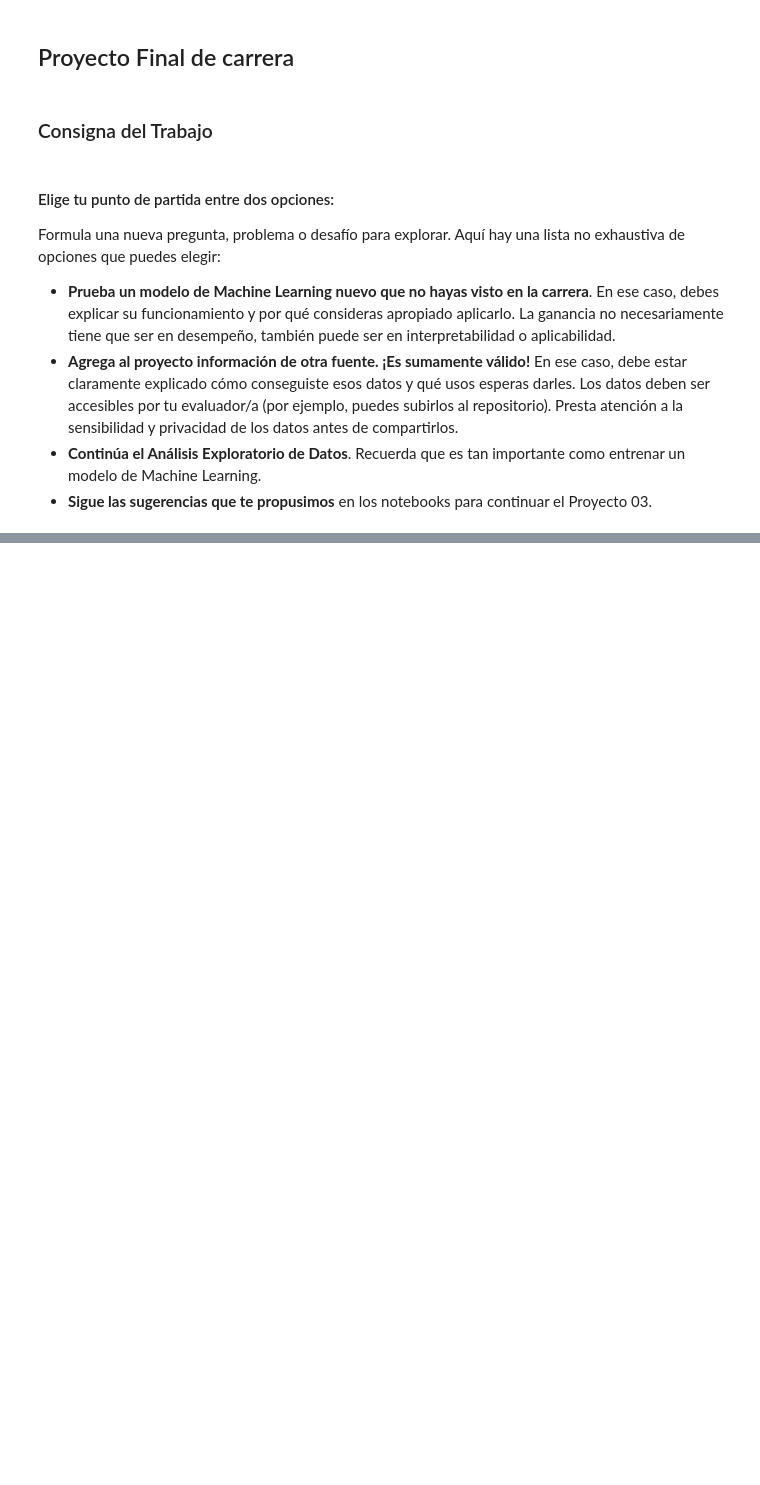
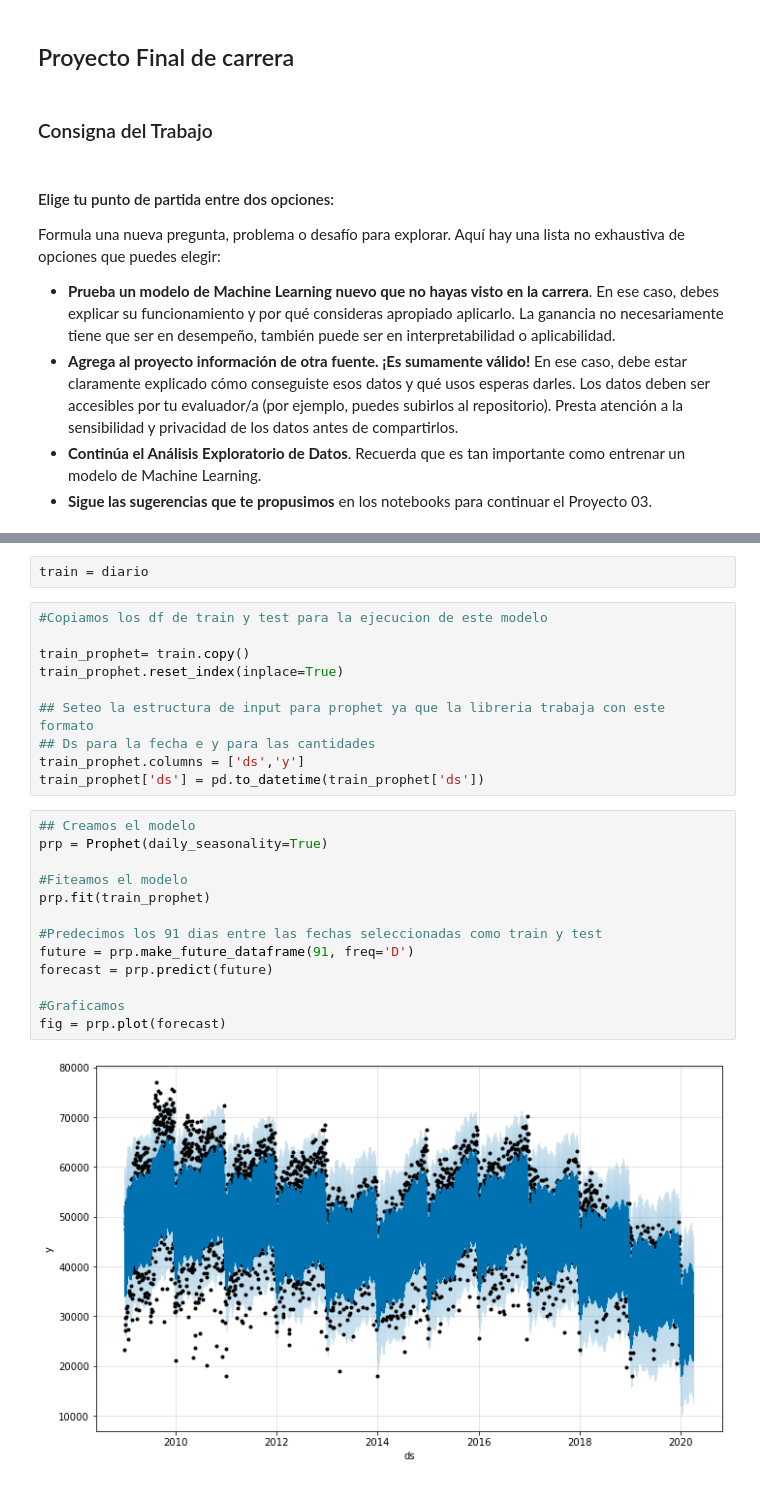
Before and after one commit to emmanuelbo119/ds_acamica_projects, a Jupyter notebook: Proyecto 04 - Informe final de Carrera/DS_Proyecto_04.ipynb, the cells around one changed output, grey strips where cells are left out. Drawn from its saved outputs; the diff is of its cells as text; blank space fills up the shorter version.

```diff
--- a/Proyecto 04 - Informe final de Carrera/DS_Proyecto_04.ipynb
+++ b/Proyecto 04 - Informe final de Carrera/DS_Proyecto_04.ipynb
@@ -31,0 +123,27 @@ Para el desarrollo del informe final de carrera, opte por tomar como punto de pa
+# %%
+train = diario
+# %%
+#Copiamos los df de train y test para la ejecucion de este modelo
+
+train_prophet= train.copy()
+train_prophet.reset_index(inplace=True)
+
+## Seteo la estructura de input para prophet ya que la libreria trabaja con este formato
+## Ds para la fecha e y para las cantidades
+train_prophet.columns = ['ds','y']
+train_prophet['ds'] = pd.to_datetime(train_prophet['ds'])
+# %%
+## Creamos el modelo
+prp = Prophet(daily_seasonality=True)
+
+#Fiteamos el modelo
+prp.fit(train_prophet)
+
+#Predecimos los 91 dias entre las fechas seleccionadas como train y test
+future = prp.make_future_dataframe(91, freq='D')
+forecast = prp.predict(future)
+
+#Graficamos
+fig = prp.plot(forecast)
+# %% [output]
+[figure, added]
```
Also changed, not shown: parts of 84 cells of this notebook.
